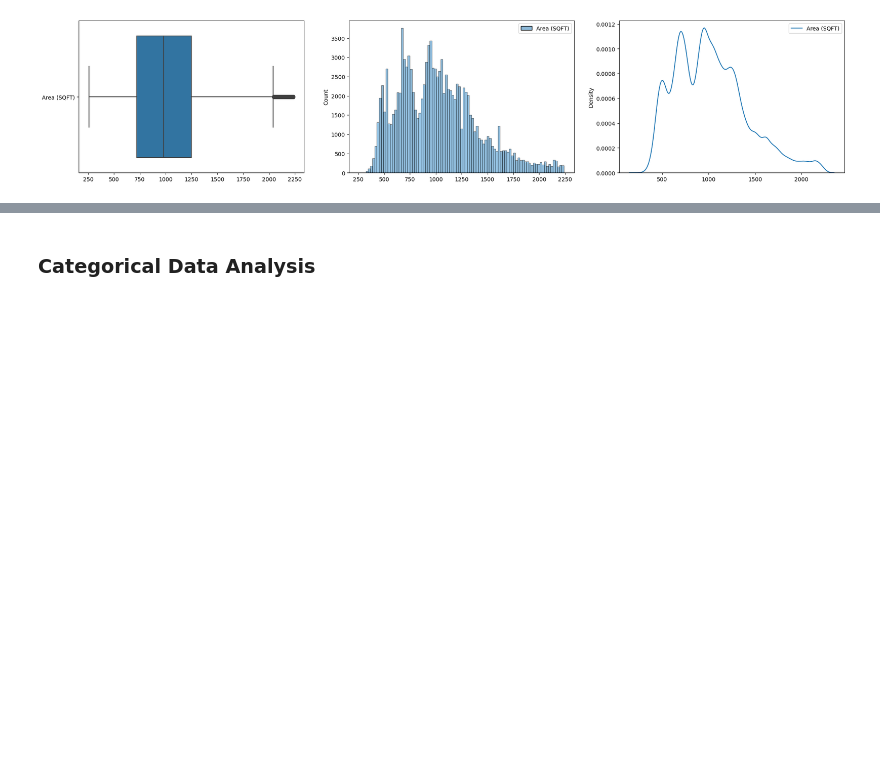
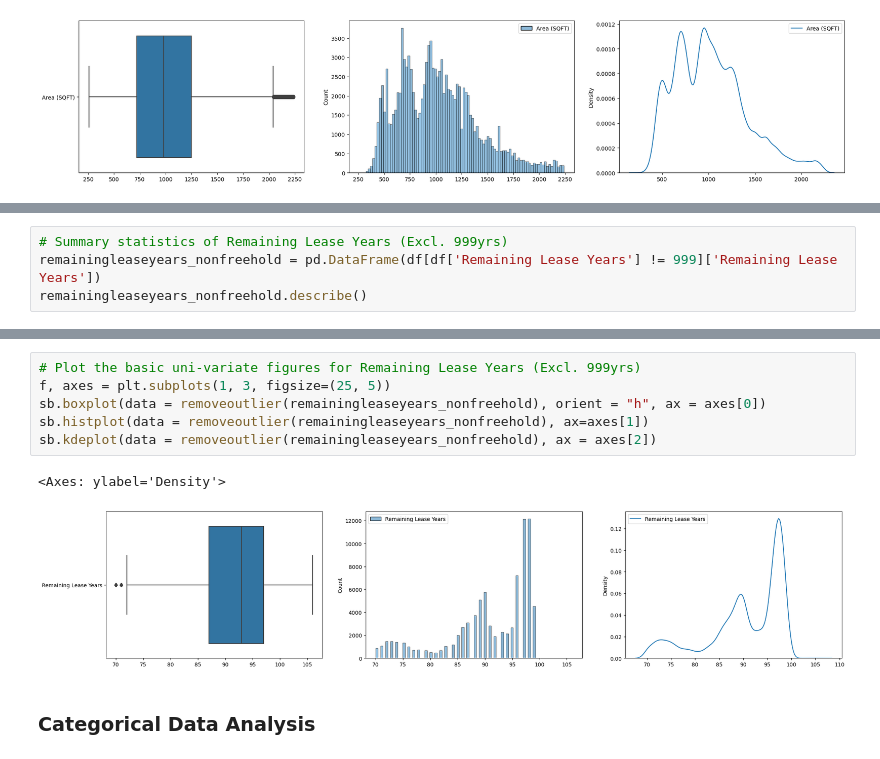
Before and after one commit to feliciahxy/SC1015-DSAI-project, a Jupyter notebook: EDA/EDA.ipynb, the cells around one changed output, grey strips where cells are left out. Drawn from its saved outputs; the diff is of its cells as text; blank space fills up the shorter version.

```diff
--- a/EDA/EDA.ipynb
+++ b/EDA/EDA.ipynb
@@ -114,0 +133,4 @@ sb.kdeplot(data = removeoutlier(area), ax = axes[2])
+# %%
+# Summary statistics of Remaining Lease Years (Excl. 999yrs)
+remainingleaseyears_nonfreehold = pd.DataFrame(df[df['Remaining Lease Years'] != 999]['Remaining Lease Years'])
+remainingleaseyears_nonfreehold.describe()
@@ -115,3 +147,12 @@ sb.kdeplot(data = removeoutlier(area), ax = axes[2])
+# %%
+# Plot the basic uni-variate figures for Remaining Lease Years (Excl. 999yrs)
+f, axes = plt.subplots(1, 3, figsize=(25, 5))
+sb.boxplot(data = removeoutlier(remainingleaseyears_nonfreehold), orient = "h", ax = axes[0])
+sb.histplot(data = removeoutlier(remainingleaseyears_nonfreehold), ax=axes[1])
+sb.kdeplot(data = removeoutlier(remainingleaseyears_nonfreehold), ax = axes[2])
+# %% [output]
+<Axes: ylabel='Density'>
+[figure, added]
 # %% [markdown]
 ### Categorical Data Analysis
 # %%
```
Also changed, not shown: parts of 13 cells of this notebook, 4 other files.
